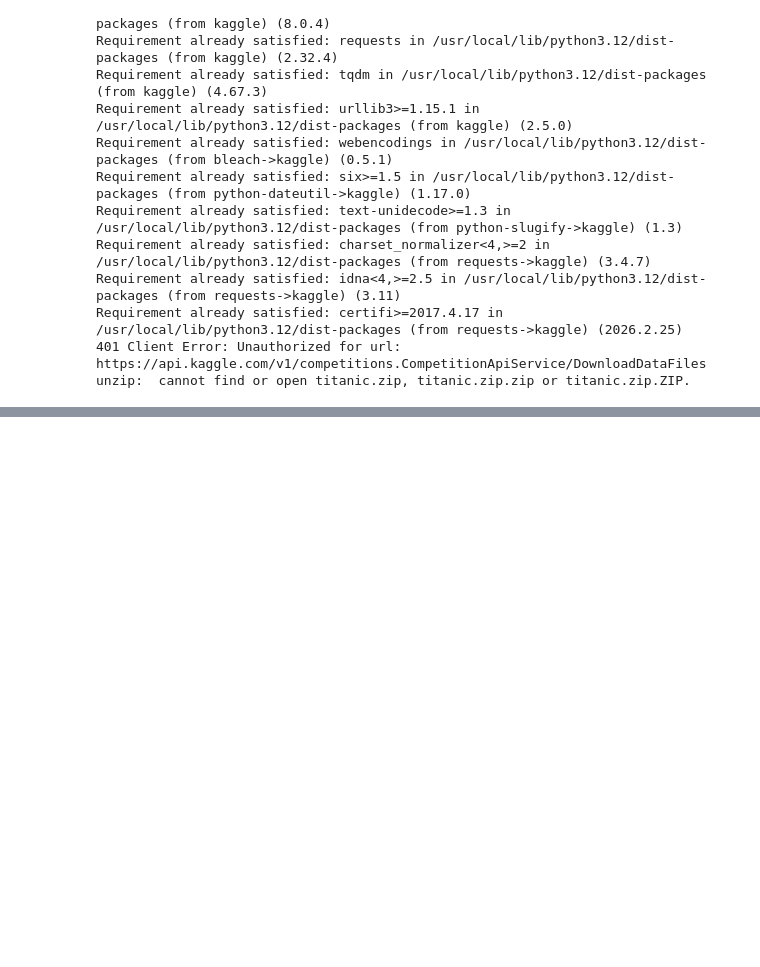
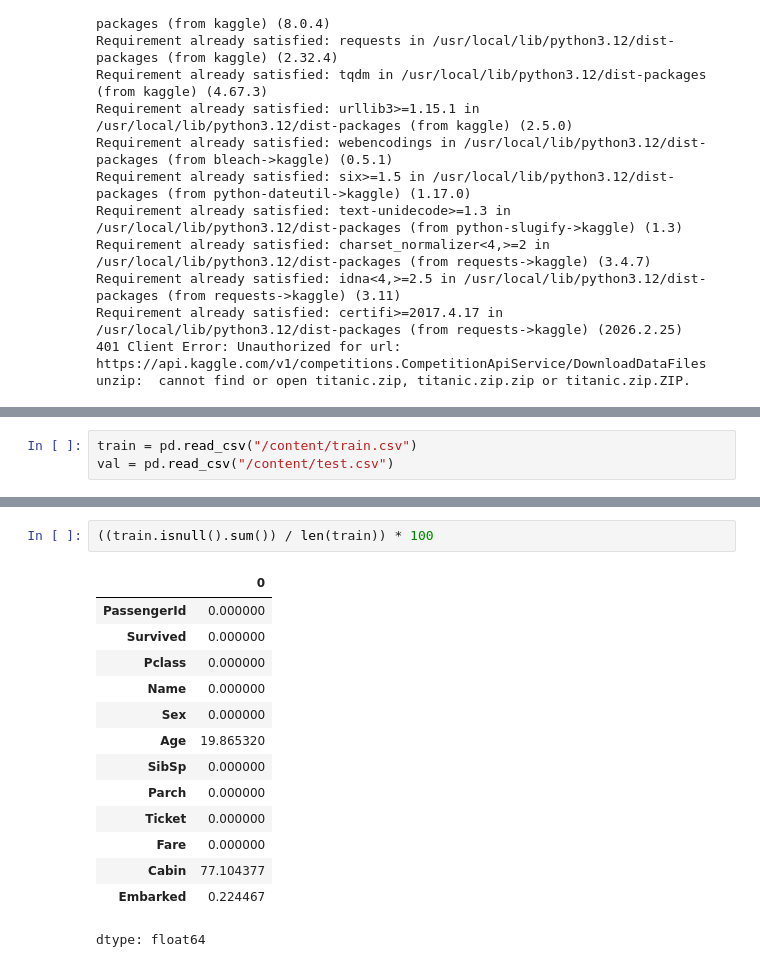
Before and after one commit to Rehanabbaxi/Machine_Learning_Practice, a Jupyter notebook: Chapetr_03_Classification_Practice.ipynb, the cells around one changed output, grey strips where cells are left out. Drawn from its saved outputs; the diff is of its cells as text; blank space fills up the shorter version.

```diff
--- a/Chapetr_03_Classification_Practice.ipynb
+++ b/Chapetr_03_Classification_Practice.ipynb
@@ -601,0 +604,3 @@ unzip:  cannot find or open titanic.zip, titanic.zip.zip or titanic.zip.ZIP.
+# %%
+train = pd.read_csv("/content/train.csv")
+val = pd.read_csv("/content/test.csv")
@@ -601,0 +629,17 @@ unzip:  cannot find or open titanic.zip, titanic.zip.zip or titanic.zip.ZIP.
+# %%
+((train.isnull().sum()) / len(train)) * 100
+# %% [output]
+|  | 0 |
+| PassengerId | 0.000000 |
+| Survived | 0.000000 |
+| Pclass | 0.000000 |
+| Name | 0.000000 |
+| Sex | 0.000000 |
+| Age | 19.865320 |
+| SibSp | 0.000000 |
+| Parch | 0.000000 |
+| Ticket | 0.000000 |
+| Fare | 0.000000 |
+| Cabin | 77.104377 |
+| Embarked | 0.224467 |
+dtype: float64
```
Also changed, not shown: parts of 2 cells of this notebook.
